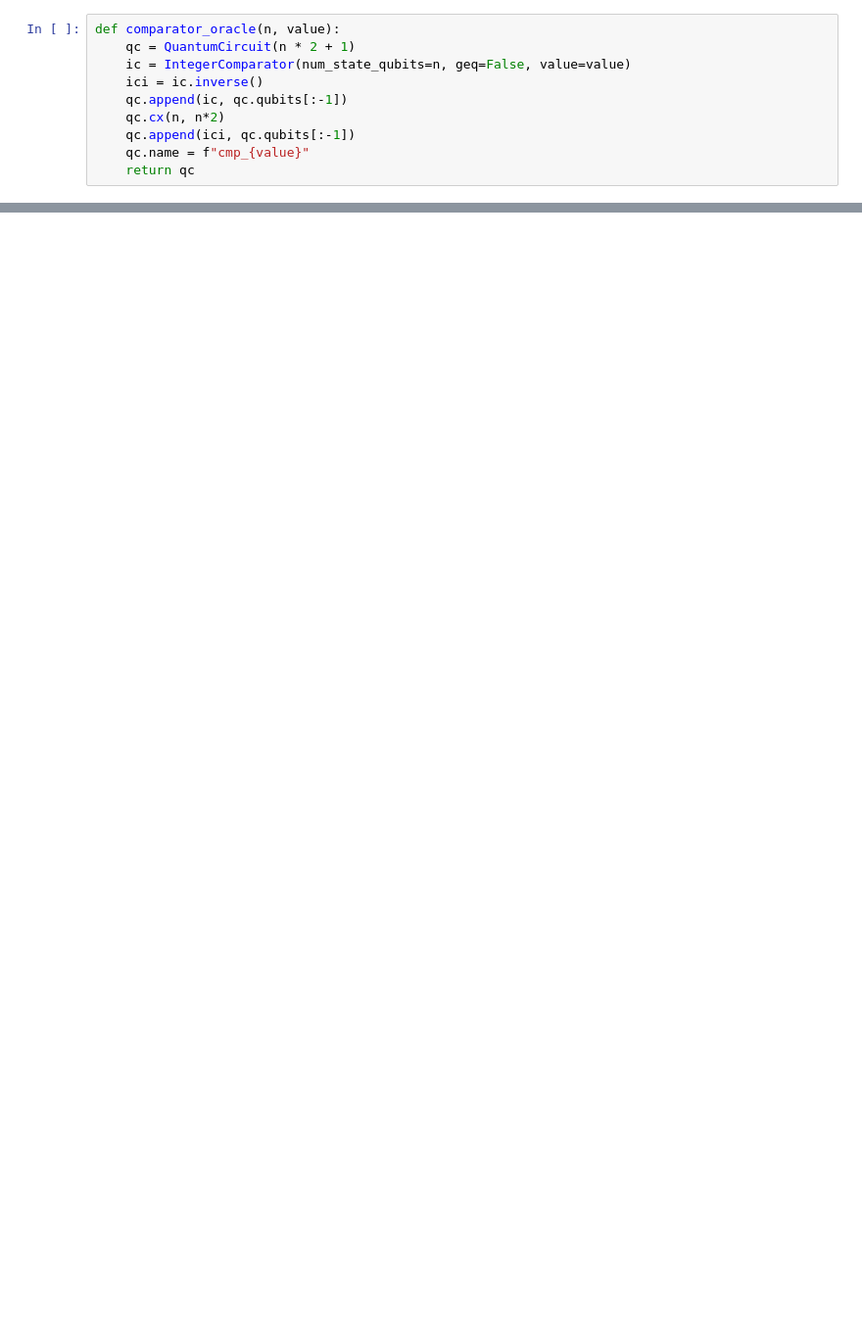
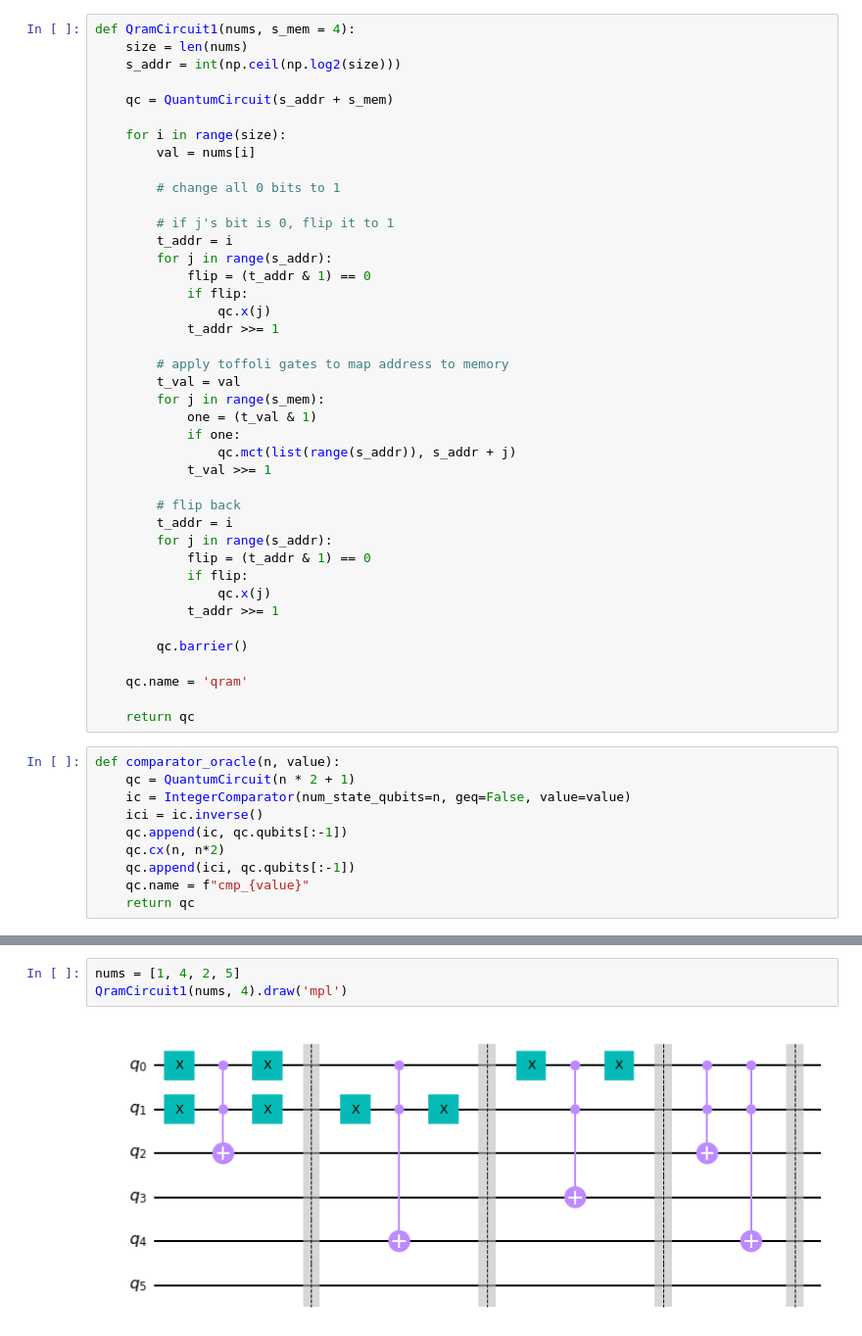
Before and after one commit to CodyNing/QuantumShortestPath, a Jupyter notebook: main.ipynb, the cells around one changed output, grey strips where cells are left out. Shown: that part at 98% size. Saved outputs shown, nothing was run; the diff lists cells and outputs as text; blank space fills up the shorter version.

Commit message:
quantum shortest path

```diff
--- a/main.ipynb
+++ b/main.ipynb
@@ -31,3 +68,44 @@ def diffuser(nqubits):
+# %%
+def QramCircuit1(nums, s_mem = 4):
+    size = len(nums)
+    s_addr = int(np.ceil(np.log2(size)))
+
+    qc = QuantumCircuit(s_addr + s_mem)
+
+    for i in range(size):
+        val = nums[i]
+
+        # change all 0 bits to 1
+
+        # if j's bit is 0, flip it to 1
+        t_addr = i
+        for j in range(s_addr):
+            flip = (t_addr & 1) == 0
+            if flip:
+                qc.x(j)
+            t_addr >>= 1
+
+        # apply toffoli gates to map address to memory
+        t_val = val
+        for j in range(s_mem):
+            one = (t_val & 1)
+            if one:
+                qc.mct(list(range(s_addr)), s_addr + j)
+            t_val >>= 1
+
+        # flip back
+        t_addr = i
+        for j in range(s_addr):
+            flip = (t_addr & 1) == 0
+            if flip:
+                qc.x(j)
+            t_addr >>= 1
+
+        qc.barrier()
+
+    qc.name = 'qram'
+
+    return qc
 # %%
 def comparator_oracle(n, value):
     qc = QuantumCircuit(n * 2 + 1)
@@ -275,0 +283,5 @@ plot_histogram(counts)
+# %%
+nums = [1, 4, 2, 5]
+QramCircuit1(nums, 4).draw('mpl')
+# %% [output]
+[figure, added]
```
Also changed, not shown: parts of 21 cells of this notebook.
